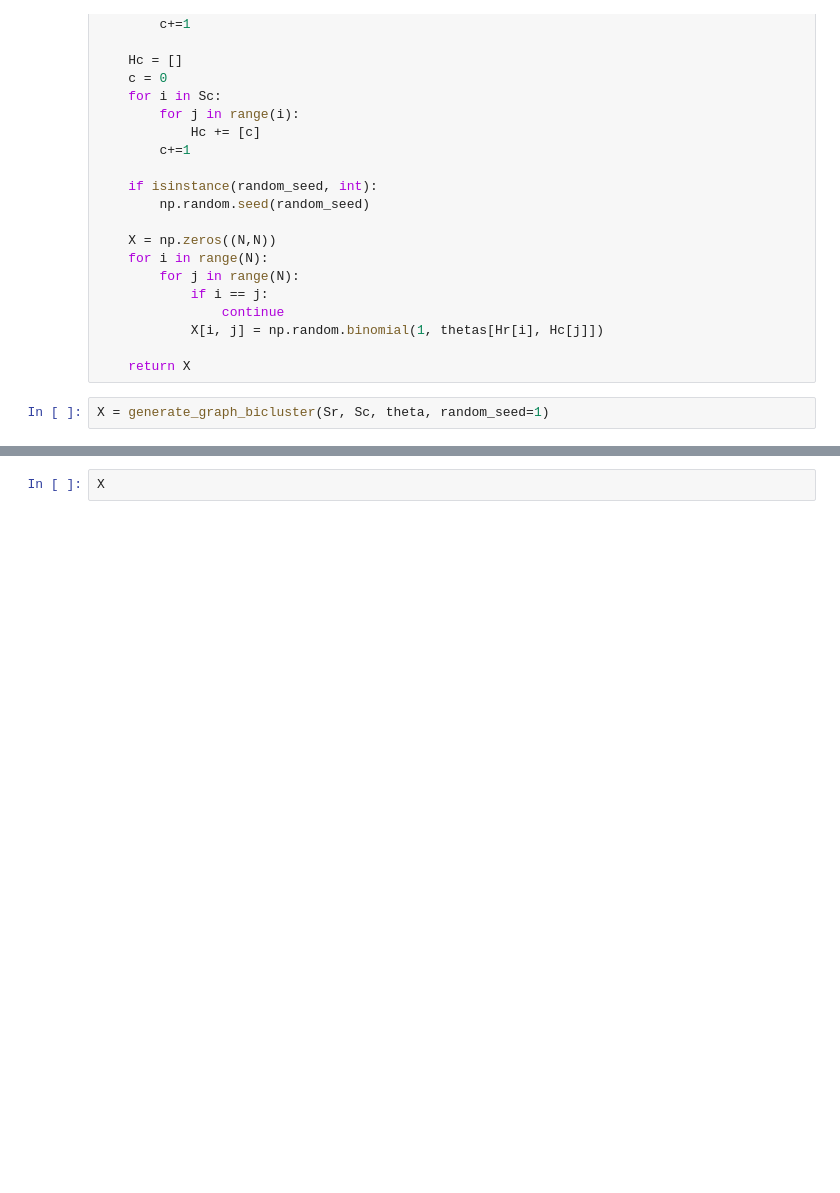
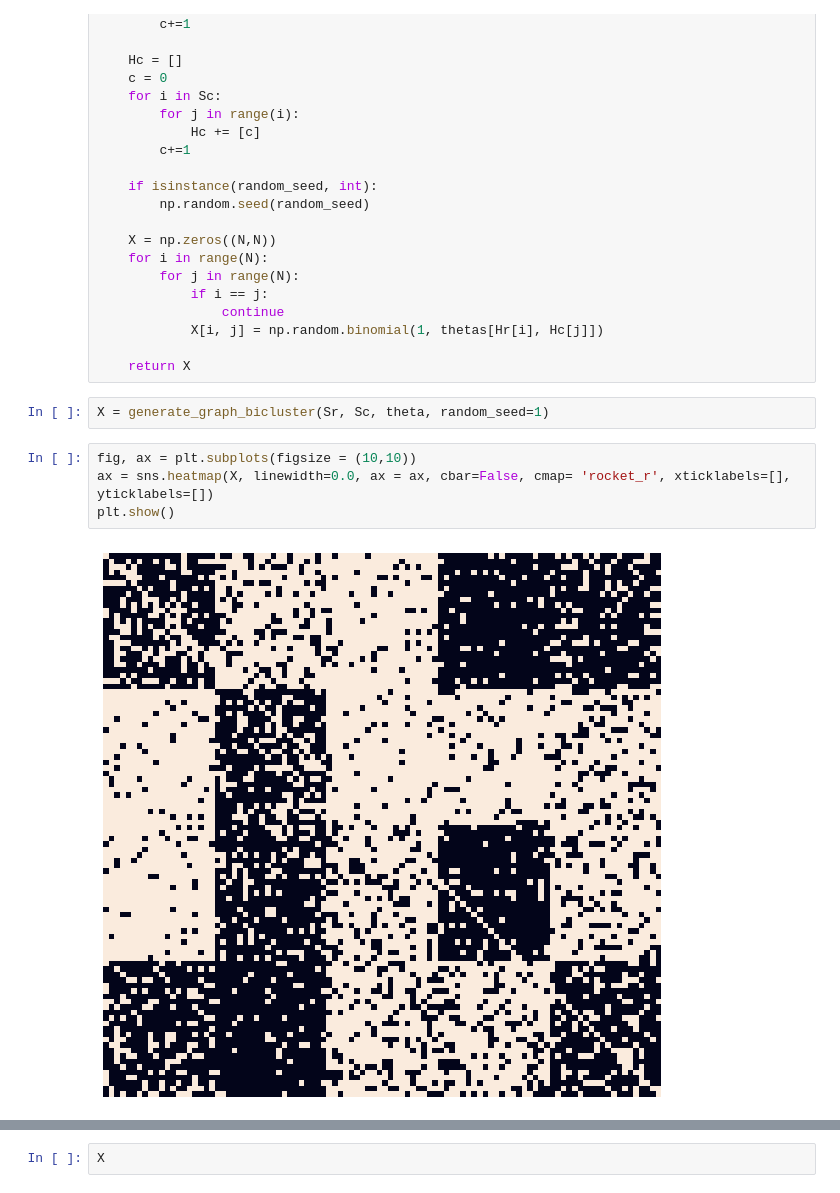
Before and after one commit to FreeTheOtter/BNP-Net, a Jupyter notebook: src/irm_bicluster_2.ipynb, the cells around one changed output, grey strips where cells are left out. Cells and saved outputs as stored; diff of their text form; blank space fills up the shorter version.

```diff
--- a/src/irm_bicluster_2.ipynb
+++ b/src/irm_bicluster_2.ipynb
@@ -74,6 +327,12 @@ def generate_graph_bicluster(Sr, Sc, thetas, random_seed = None):
     return X
 # %%
 X = generate_graph_bicluster(Sr, Sc, theta, random_seed=1)
+# %%
+fig, ax = plt.subplots(figsize = (10,10))
+ax = sns.heatmap(X, linewidth=0.0, ax = ax, cbar=False, cmap= 'rocket_r', xticklabels=[], yticklabels=[])
+plt.show()
+# %% [output]
+[figure, added]
 # %%
 def irm_bicluster(X, T, a, b, A, set_seed = True, random_seed = 42, print_iter = False):
     N = len(X)
```
Also changed, not shown: parts of 27 cells of this notebook, 1 other file.
